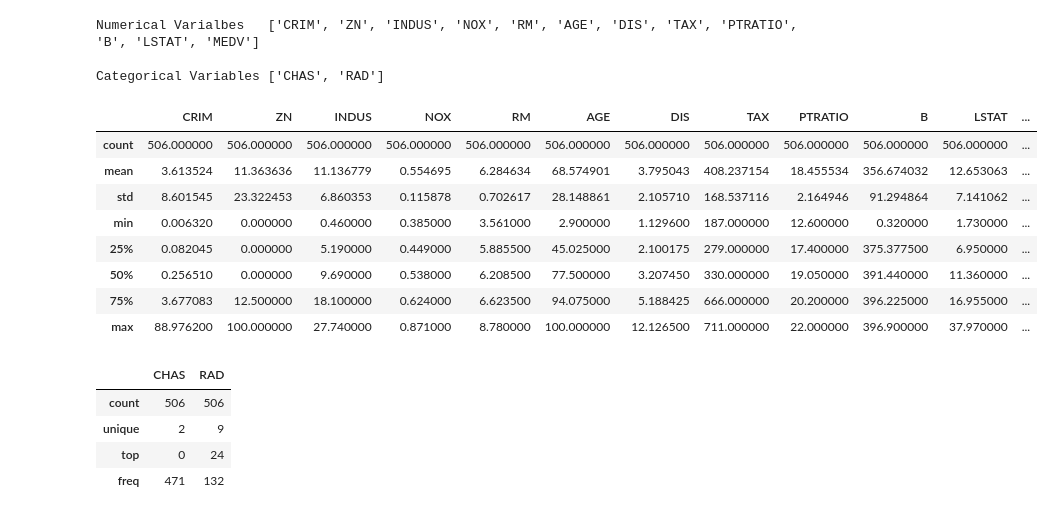
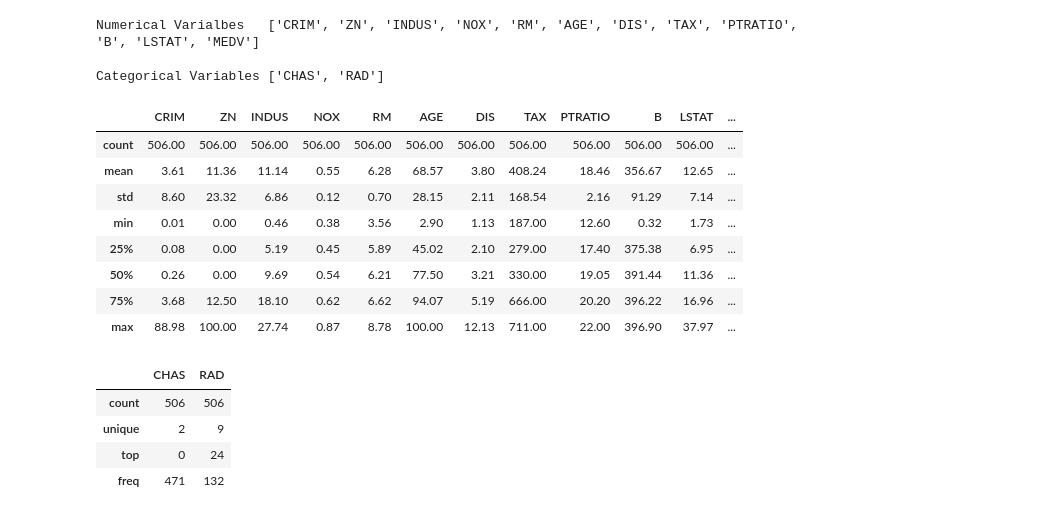
Before and after one commit to MdAliRaza/Housing, a Jupyter notebook: housing.ipynb, the cells around one changed output. Cells and saved outputs as stored; diff of their text form; code cells hidden in the pictures.

```diff
--- a/housing.ipynb
+++ b/housing.ipynb
@@ -7,7 +7,8 @@ import missingno as msno
 import plotly
 # %%
 col_names = ['CRIM', 'ZN', 'INDUS', 'CHAS', 'NOX', 'RM', 'AGE', 'DIS', 'RAD', 'TAX', 'PTRATIO', 'B', 'LSTAT', 'MEDV']
-pdf = pd.read_csv(r'../input/housing-data/housing.csv',  delimiter=r"\s+", names=col_names,)
+# pdf = pd.read_csv(r'../input/housing-data/housing.csv',  delimiter=r"\s+", names=col_names,
+pdf = pd.read_csv(r'C:\Users\mdali\Desktop\data_science\1 dataset\odin_school\EDA\housing.csv',  delimiter=r"\s+", names=col_names,)
 # %%
 print('Number of Observation dataset has : ', pdf.shape[0])
 print('Number of Variable dataset has    : ', pdf.shape[1])
@@ -91,17 +92,17 @@ Numerical Varialbes   ['CRIM', 'ZN', 'INDUS', 'NOX', 'RM', 'AGE', 'DIS', 'TAX',
 
 Categorical Variables ['CHAS', 'RAD']
 # %%
-pdf[num_col].describe()
+pdf[num_col].describe().round(2)
 # %% [output]
 |  | CRIM | ZN | INDUS | NOX | RM | AGE | DIS | TAX | PTRATIO | B | LSTAT | ... |
-| count | 506.000000 | 506.000000 | 506.000000 | 506.000000 | 506.000000 | 506.000000 | 506.000000 | 506.000000 | 506.000000 | 506.000000 | 506.000000 | ... |
-| mean | 3.613524 | 11.363636 | 11.136779 | 0.554695 | 6.284634 | 68.574901 | 3.795043 | 408.237154 | 18.455534 | 356.674032 | 12.653063 | ... |
-| std | 8.601545 | 23.322453 | 6.860353 | 0.115878 | 0.702617 | 28.148861 | 2.105710 | 168.537116 | 2.164946 | 91.294864 | 7.141062 | ... |
-| min | 0.006320 | 0.000000 | 0.460000 | 0.385000 | 3.561000 | 2.900000 | 1.129600 | 187.000000 | 12.600000 | 0.320000 | 1.730000 | ... |
-| 25% | 0.082045 | 0.000000 | 5.190000 | 0.449000 | 5.885500 | 45.025000 | 2.100175 | 279.000000 | 17.400000 | 375.377500 | 6.950000 | ... |
-| 50% | 0.256510 | 0.000000 | 9.690000 | 0.538000 | 6.208500 | 77.500000 | 3.207450 | 330.000000 | 19.050000 | 391.440000 | 11.360000 | ... |
-| 75% | 3.677083 | 12.500000 | 18.100000 | 0.624000 | 6.623500 | 94.075000 | 5.188425 | 666.000000 | 20.200000 | 396.225000 | 16.955000 | ... |
-| max | 88.976200 | 100.000000 | 27.740000 | 0.871000 | 8.780000 | 100.000000 | 12.126500 | 711.000000 | 22.000000 | 396.900000 | 37.970000 | ... |
+| count | 506.00 | 506.00 | 506.00 | 506.00 | 506.00 | 506.00 | 506.00 | 506.00 | 506.00 | 506.00 | 506.00 | ... |
+| mean | 3.61 | 11.36 | 11.14 | 0.55 | 6.28 | 68.57 | 3.80 | 408.24 | 18.46 | 356.67 | 12.65 | ... |
+| std | 8.60 | 23.32 | 6.86 | 0.12 | 0.70 | 28.15 | 2.11 | 168.54 | 2.16 | 91.29 | 7.14 | ... |
+| min | 0.01 | 0.00 | 0.46 | 0.38 | 3.56 | 2.90 | 1.13 | 187.00 | 12.60 | 0.32 | 1.73 | ... |
+| 25% | 0.08 | 0.00 | 5.19 | 0.45 | 5.89 | 45.02 | 2.10 | 279.00 | 17.40 | 375.38 | 6.95 | ... |
+| 50% | 0.26 | 0.00 | 9.69 | 0.54 | 6.21 | 77.50 | 3.21 | 330.00 | 19.05 | 391.44 | 11.36 | ... |
+| 75% | 3.68 | 12.50 | 18.10 | 0.62 | 6.62 | 94.07 | 5.19 | 666.00 | 20.20 | 396.22 | 16.96 | ... |
+| max | 88.98 | 100.00 | 27.74 | 0.87 | 8.78 | 100.00 | 12.13 | 711.00 | 22.00 | 396.90 | 37.97 | ... |
 # %%
 pdf[cat_col].describe()
 # %% [output]
```
Also changed, not shown: parts of 14 cells of this notebook, 2 other files.
